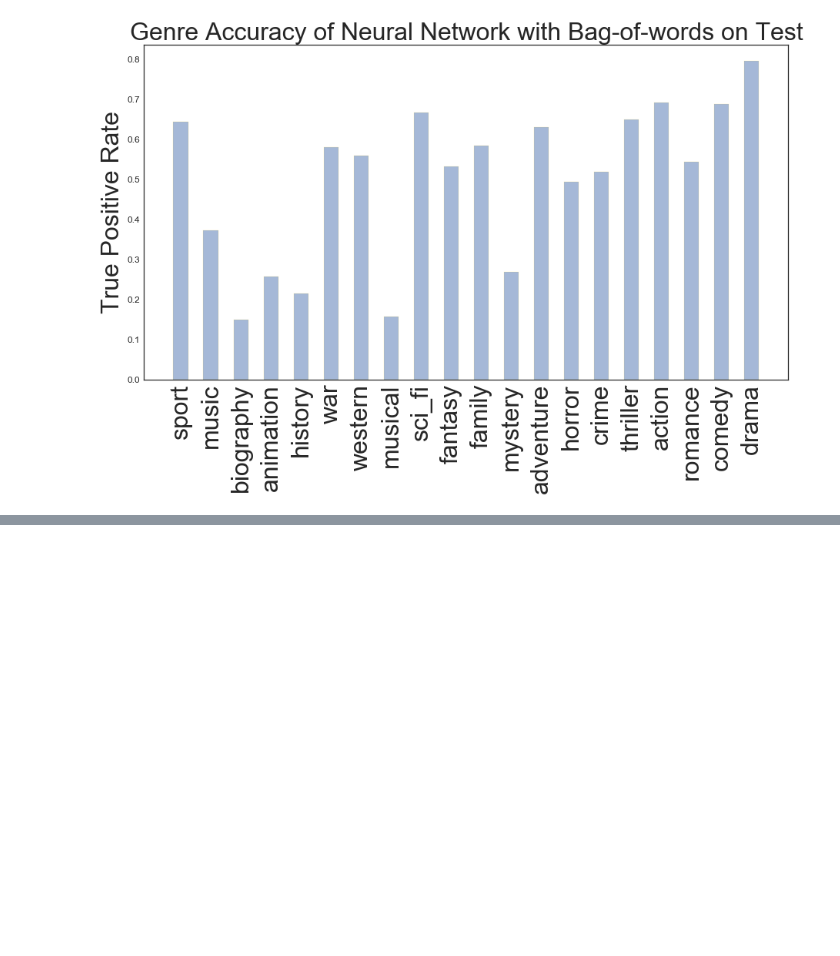
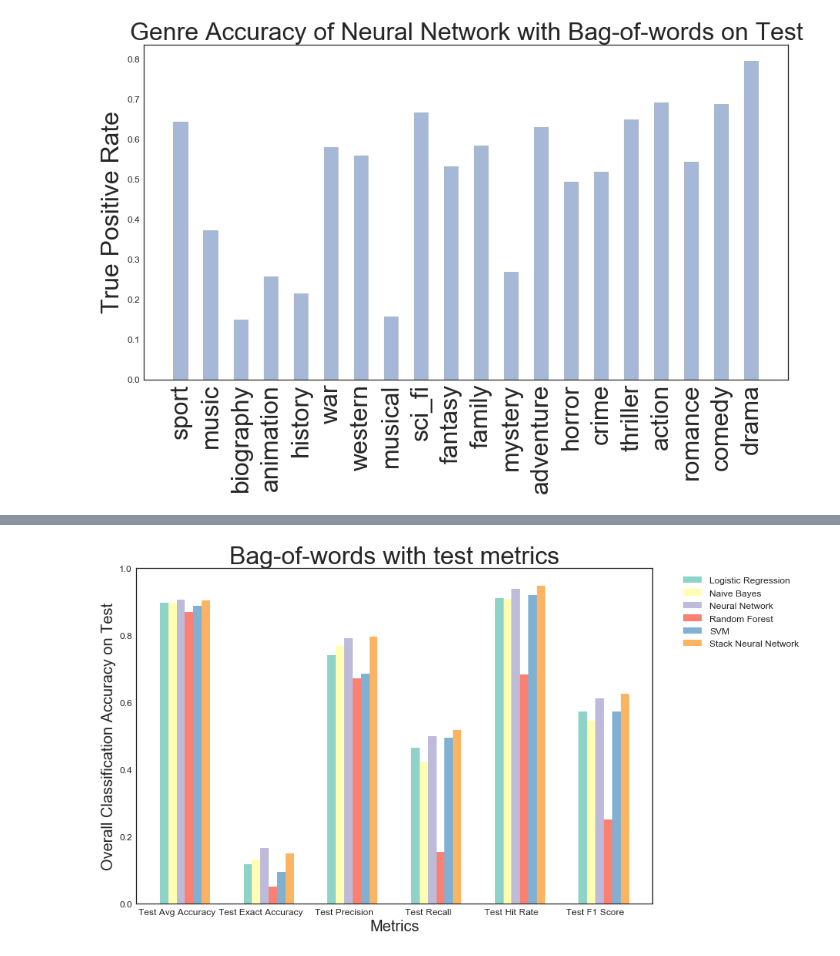
Before and after one commit to BoyuanSun930/cs209b-g6-movie, a Jupyter notebook: Bag_of_words.ipynb, the cells around one changed output, grey strips where cells are left out. Drawn from its saved outputs; the diff is of its cells as text; code cells hidden in the pictures; blank space fills up the shorter version.

```diff
--- a/Bag_of_words.ipynb
+++ b/Bag_of_words.ipynb
@@ -463,16 +458,3 @@ plt.title('Bag-of-words with test metrics', fontsize = 32)
 plt.show()
 # %% [output]
 [figure]
-# %%
-bar_width = 0.1
-plt.figure(figsize = (12,8))
-for i,idx in enumerate(score_df.index[6:12]):
-    plt.bar(np.arange(len(score_df.columns))+i*bar_width, score_df.loc[idx],
-            bar_width, color=sns.color_palette("Set3")[i], label=idx)
-plt.xticks(np.arange(len(score_df.columns))+0.15, score_df.columns)
-plt.ylabel('Overall Classification Accuracy on Test')
-plt.xlabel('Classifiers')
-plt.legend(loc='upper right', bbox_to_anchor=(1.3, 1))
-plt.ylim(0,1)
-plt.title('Bag-of-words with test metrics')
-plt.show()
@@ -504,0 +493,27 @@ Genre drama: 367 correct out of 461
+# %%
+stack_train_pred = np.load('stack_train_pred.npy')
+stack_test_pred = np.load('stack_test_pred.npy')
+# %%
+stack_metrics = metrics_thres_df(y_train, y_test, stack_train_pred, stack_test_pred)
+# %%
+compare_df = pd.DataFrame({'Naive Bayes': nb_metrics,
+                           'Random Forest': rf_metrics,
+                           'SVM': svm_metrics,
+                           'Logistic Regression': lr_metrics,
+                           'Neural Network': nn_metrics,
+                           'Stack Neural Network' : stack_metrics})
+# %%
+bar_width = 0.1
+plt.figure(figsize = (12,8))
+for idx,col in enumerate(compare_df.columns):
+    plt.bar(np.arange(len(compare_df.index[6:12]))+idx*bar_width, compare_df[[col]].values[6:12],
+            bar_width, color=sns.color_palette("Set3")[idx], label=col)
+plt.xticks(np.arange(len(compare_df.index[6:12]))+0.15, compare_df.index[6:12])
+plt.ylabel('Overall Classification Accuracy on Test', fontsize = 20)
+plt.xlabel('Metrics', fontsize = 20)
+plt.legend(loc='upper right', bbox_to_anchor=(1.3, 1))
+plt.ylim(0,1)
+plt.title('Bag-of-words with test metrics', fontsize = 32)
+plt.show()
+# %% [output]
+[figure, added]
```
Also changed, not shown: parts of 9 cells of this notebook.
